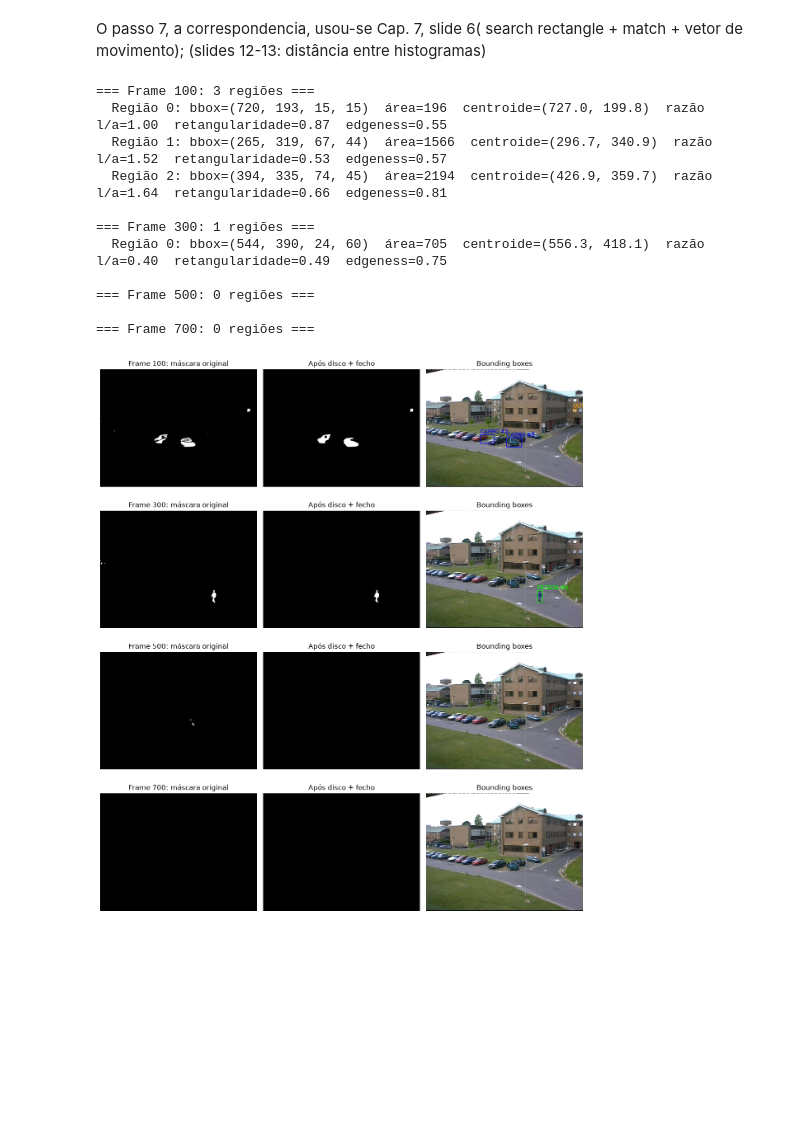
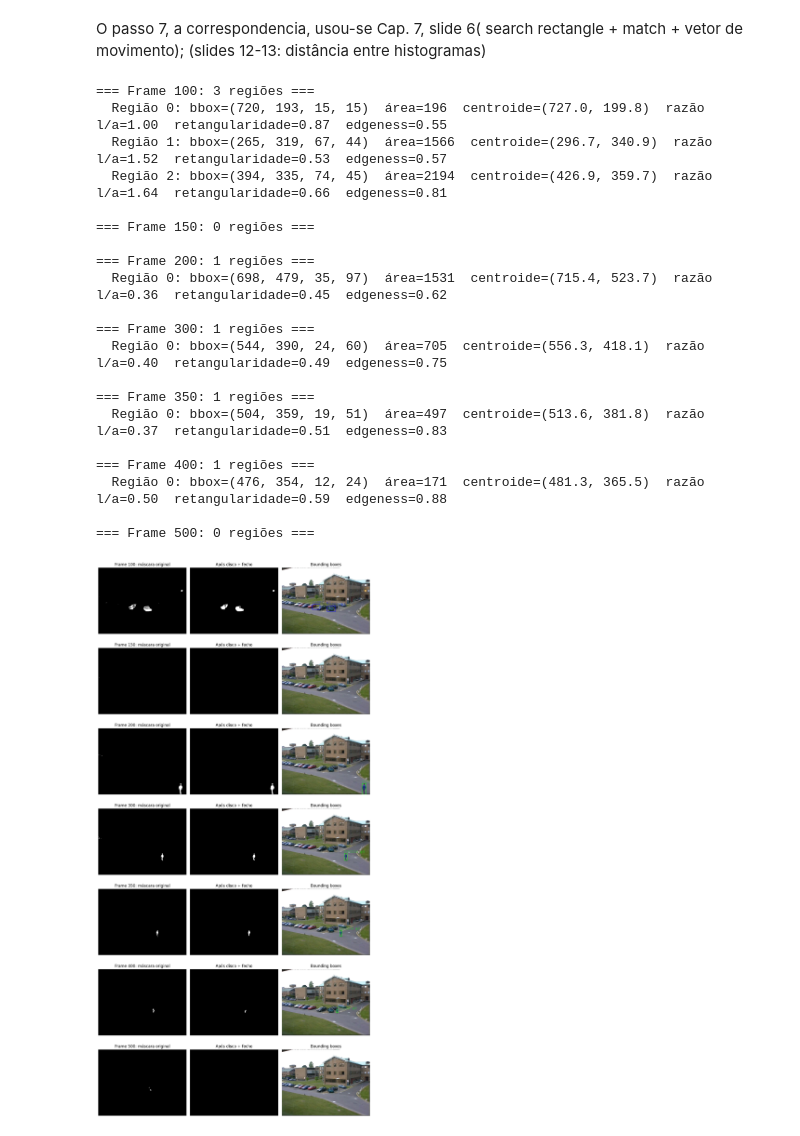
Before and after one commit to beatizisjesus-ctrl/PIV_TP2, a Jupyter notebook: PIV_TP2.ipynb, the cells around one changed output. Saved outputs shown, nothing was run; the diff lists cells and outputs as text; code cells hidden in the pictures; blank space fills up the shorter version.

```diff
--- a/PIV_TP2.ipynb
+++ b/PIV_TP2.ipynb
@@ -327,52 +327,56 @@ def classificar_regioes(regioes):
 
 # 7. Correspondência entre regiões detetadas em imagens consecutivas (distância entre centroides)
 
-DIST_MAX = 25       # limiar de distância (px)
-MAX_FALHAS = 10     # frames seguidos sem correspondência antes de apagar a pista
-proximo_id = 1
+# mantém uma lista de objetos ao longo do tempo e associa cada região ao objeto mais próximo (só por distância entre centroides).
 
-# 7. Correspondência entre regiões de frames consecutivos (distância entre centroides)
-
-DIST_MAX = 25       # limiar de distância (px)
-MAX_FALHAS = 10     # frames seguidos sem correspondência antes de apagar a pista
+DIST_MAX = 25       # limiar de distância (px) distância máxima (px) entre centroides para considerar o mesmo objeto.
+MAX_FALHAS = 10     # º de frames seguidos sem deteção antes de apagar o objeto.
+proximo_id = 1   #contador de ids.
 
 def associar_regioes(objetos, regioes, proximo_id):
     id_usado = []                                   # IDs das objetos já associadas neste frame
 
+# com estes dois loops queremo saber qual o objeto com a menor distancia de cada regiao
     for r in regioes:
 
         # Procurar o obj livre mais próxima, abaixo do limiar
-        centroide, distancia = None, DIST_MAX
+        #Para cada região atual, começa sem candidato e com a distância-limite como "melhor distância" inicial (só aceita objetos a menos de 25 px)
+        objeto, distancia = None, DIST_MAX
 
         for o in objetos:
+            # ignora um objeto cujo id já está em id_usado, e id_usado só tem os ids dos objetos que já foram associados a uma região deste frame.
             if o["id"] in id_usado:
                 continue
 
+            # Distância euclidiana entre o centroide do objeto e o centroide da região.
             dx = o["centroide"][0] - r["centroide"][0]
             dy = o["centroide"][1] - r["centroide"][1]
             d = (dx ** 2 + dy ** 2) ** 0.5        # distância entre centroides
 
+            #Se for mais perto que o melhor até agora, guarda este objeto como candidato. No fim do ciclo, centroide contém o objeto mais próximo abaixo de 25 px
             if d < distancia:
-                centroide, distancia = o, d
+                objeto, distancia = o, d
 
-        if centroide is not None:
+        #depois atualiza o objeto relacionando-o com a respetiva regiao, acrescenta o ponto à trajetória
+        if objeto is not None:
             # Mesmo objeto: atualiza o objeto
-            centroide["bbox"] = r["bbox"]
-            centroide["centroide"] = r["centroide"]
-            centroide["classe"] = r["classe"]
-            centroide["falhas"] = 0
-            centroide["trajetoria"].append(r["centroide"])
-            r["id"] = centroide["id"]
-            id_usado.append(centroide["id"])
+            objeto["bbox"] = r["bbox"]
+            objeto["centroide"] = r["centroide"]
+            objeto["classe"] = r["classe"]
+            objeto["falhas"] = 0
+            objeto["trajetoria"].append(r["centroide"])
+            r["id"] = objeto["id"]
+            id_usado.append(objeto["id"])
         else:
-            # Objeto novo: nova objeto com ID novo
+            # Se para cada regiao, nao ha um objeto com uma distancia aceitavel, logo não ha correspondencia: cria um objeto novo com id novo e
+            # trajetória a começar neste ponto e associa esta região a um novo objeto. Marca o id como usado e incrementa o contador.
             objetos.append({"id": proximo_id, "bbox": r["bbox"], "centroide": r["centroide"],
                            "classe": r["classe"], "falhas": 0, "trajetoria": [r["centroide"]]})
             r["id"] = proximo_id
-            id_usado.append(proximo_id)             # evita que outra região use esta objeto no mesmo frame
+            id_usado.append(proximo_id)             # evita que outra região use este objeto no mesmo frame
             proximo_id += 1
 
-    # objetos sem região neste frame: conta a falha
+    #  se para cada objeto nao ha uma região neste frame: conta a falha, frames seguidos sem deteção do objeto
     for o in objetos:
         if o["id"] not in id_usado:
             o["falhas"] += 1
@@ -389,7 +393,7 @@ fundo_gray = cv2.cvtColor(fundo, cv2.COLOR_BGR2GRAY)
 fundo_g = cv2.GaussianBlur(fundo_gray, (5, 5), 0).astype(np.float32)
 contador = np.zeros(fundo_g.shape, dtype=np.int32)
 
-frames_a_mostrar = [100, 300, 500, 700]
+frames_a_mostrar = [100, 150, 200, 300, 350, 400, 500]
 resultados = []
 regioes_ant = []
 objetos = []
@@ -438,33 +442,42 @@ while True:
             cor = CORES[o["classe"]]
             cv2.rectangle(vis, (x, y), (x + w, y + h), cor, 2)
             cv2.putText(vis, f"{o['classe']} #{o['id']}", (x, y - 5),
                         cv2.FONT_HERSHEY_SIMPLEX, 1, cor, 1)
 
         resultados.append((n, mascara, limpa, vis, regioes))
     n += 1
 video.release()
 
 
 # Prints e visualização
 fig, eixos = plt.subplots(len(resultados), 3, figsize=(12, 3.5 * len(resultados)))
 for linha, (n, mascara, limpa, vis, regioes) in zip(np.atleast_2d(eixos), resultados):
     linha[0].imshow(mascara, cmap="gray"); linha[0].set_title(f"Frame {n}: máscara original")
     linha[1].imshow(limpa, cmap="gray");   linha[1].set_title("Após disco + fecho")
     linha[2].imshow(cv2.cvtColor(vis, cv2.COLOR_BGR2RGB)); linha[2].set_title("Bounding boxes")
     for ax in linha:
         ax.axis("off")
 plt.tight_layout()
 plt.show()
 # %% [output]
 === Frame 100: 3 regiões ===
   Região 0: bbox=(720, 193, 15, 15)  área=196  centroide=(727.0, 199.8)  razão l/a=1.00  retangularidade=0.87  edgeness=0.55
   Região 1: bbox=(265, 319, 67, 44)  área=1566  centroide=(296.7, 340.9)  razão l/a=1.52  retangularidade=0.53  edgeness=0.57
   Região 2: bbox=(394, 335, 74, 45)  área=2194  centroide=(426.9, 359.7)  razão l/a=1.64  retangularidade=0.66  edgeness=0.81
 
+=== Frame 150: 0 regiões ===
+
+=== Frame 200: 1 regiões ===
+  Região 0: bbox=(698, 479, 35, 97)  área=1531  centroide=(715.4, 523.7)  razão l/a=0.36  retangularidade=0.45  edgeness=0.62
+
 === Frame 300: 1 regiões ===
   Região 0: bbox=(544, 390, 24, 60)  área=705  centroide=(556.3, 418.1)  razão l/a=0.40  retangularidade=0.49  edgeness=0.75
 
+=== Frame 350: 1 regiões ===
+  Região 0: bbox=(504, 359, 19, 51)  área=497  centroide=(513.6, 381.8)  razão l/a=0.37  retangularidade=0.51  edgeness=0.83
+
+=== Frame 400: 1 regiões ===
+  Região 0: bbox=(476, 354, 12, 24)  área=171  centroide=(481.3, 365.5)  razão l/a=0.50  retangularidade=0.59  edgeness=0.88
+
 === Frame 500: 0 regiões ===
-
-=== Frame 700: 0 regiões ===
-[figure, old version]
+[figure, new version]
```
Also changed, not shown: parts of 1 cell of this notebook.
